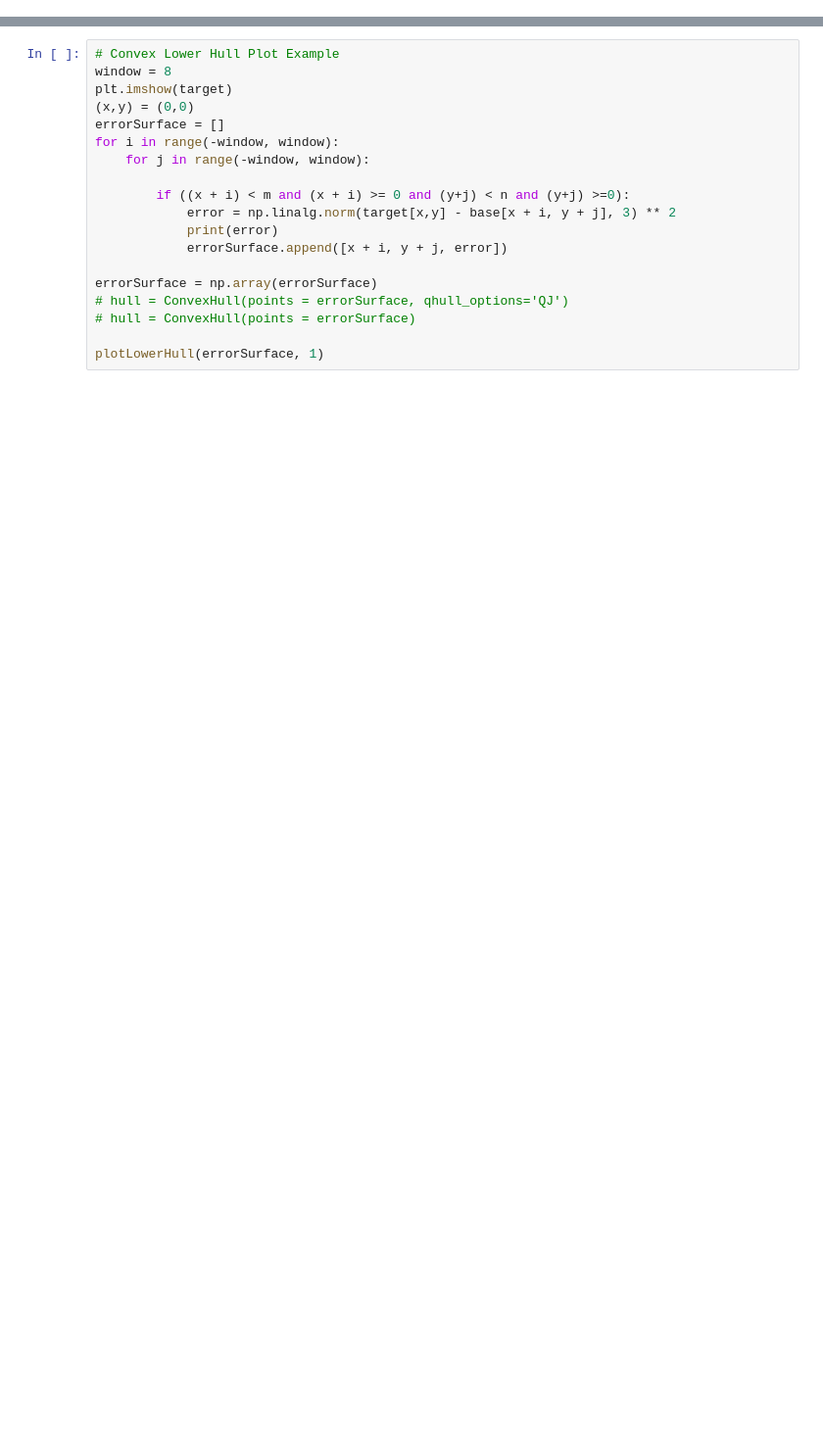
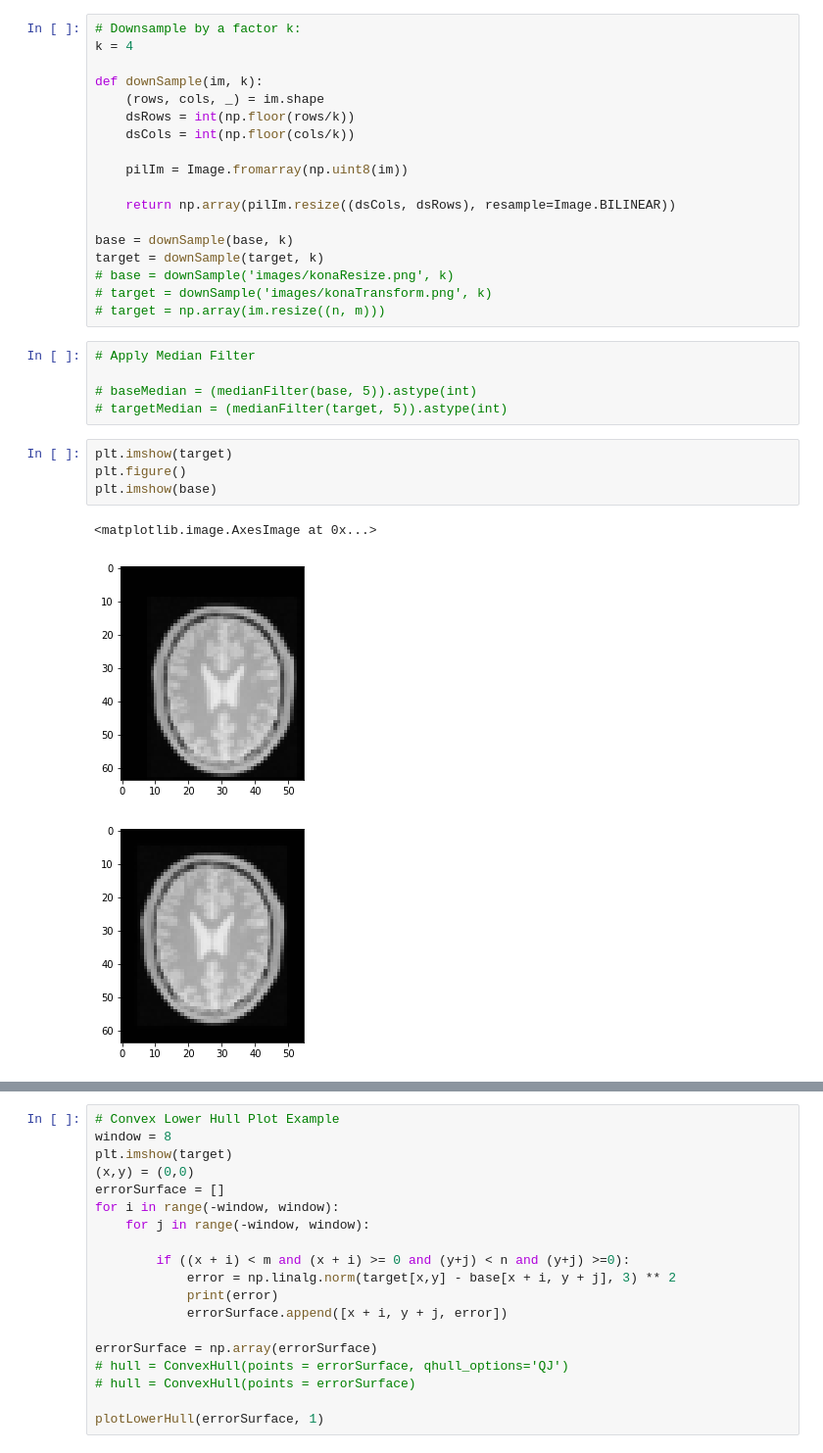
Before and after one commit to briancknight/masters-thesis, a Jupyter notebook: ConvexRegistration/trying.ipynb, the cells around one changed output, grey strips where cells are left out. Shown at 98% size. Drawn from its saved outputs; the diff is of its cells as text; blank space fills up the shorter version.

```diff
--- a/ConvexRegistration/trying.ipynb
+++ b/ConvexRegistration/trying.ipynb
@@ -38,0 +30,31 @@ max(Ax @ C @ p[:19] + Ay @ C @ p[19:] -Iz @ z - b)
+# %%
+# Downsample by a factor k:
+k = 4
+
+def downSample(im, k):
+    (rows, cols, _) = im.shape
+    dsRows = int(np.floor(rows/k))
+    dsCols = int(np.floor(cols/k))
+
+    pilIm = Image.fromarray(np.uint8(im))
+
+    return np.array(pilIm.resize((dsCols, dsRows), resample=Image.BILINEAR))
+
+base = downSample(base, k)
+target = downSample(target, k)
+# base = downSample('images/konaResize.png', k)
+# target = downSample('images/konaTransform.png', k)
+# target = np.array(im.resize((n, m)))
+# %%
+# Apply Median Filter
+
+# baseMedian = (medianFilter(base, 5)).astype(int)
+# targetMedian = (medianFilter(target, 5)).astype(int)
+# %%
+plt.imshow(target)
+plt.figure()
+plt.imshow(base)
+# %% [output]
+<matplotlib.image.AxesImage at 0x...>
+[figure, added]
+[figure, added]
```
Also changed, not shown: parts of 57 cells of this notebook, 47 other files.
